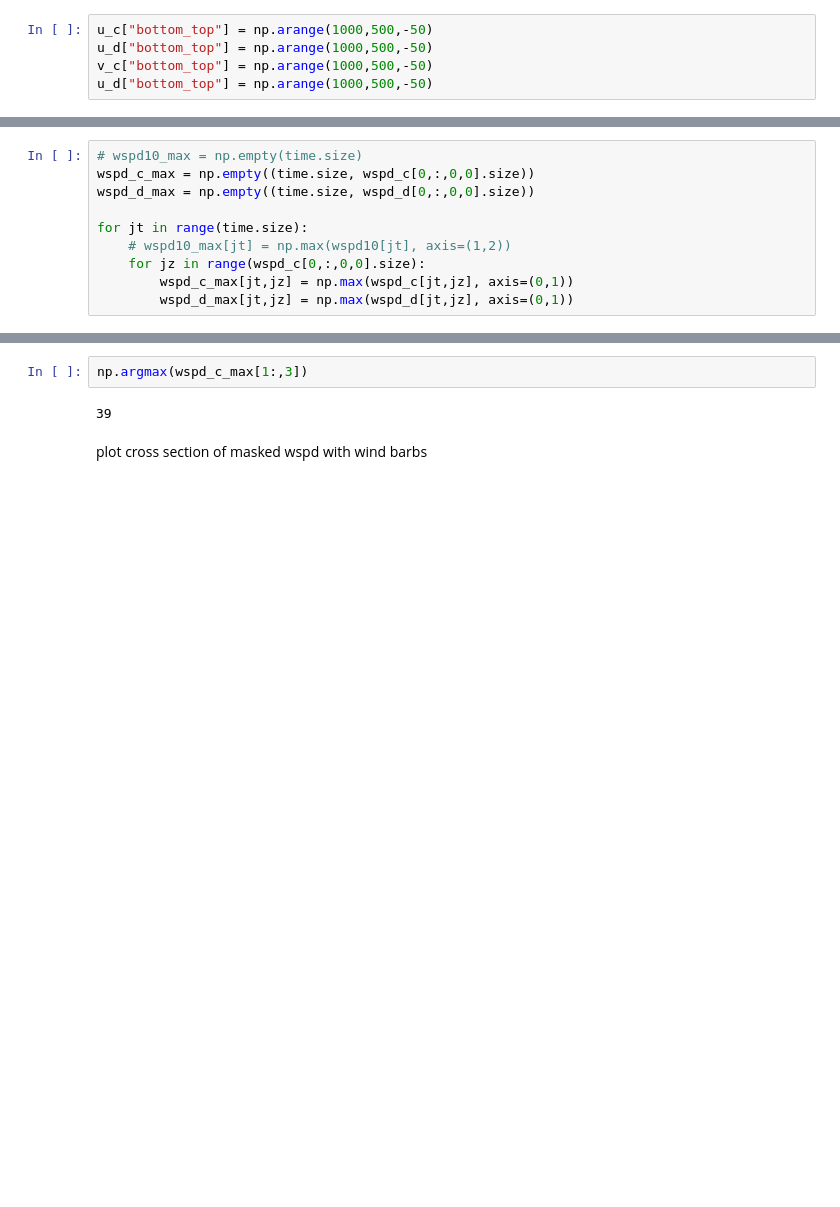
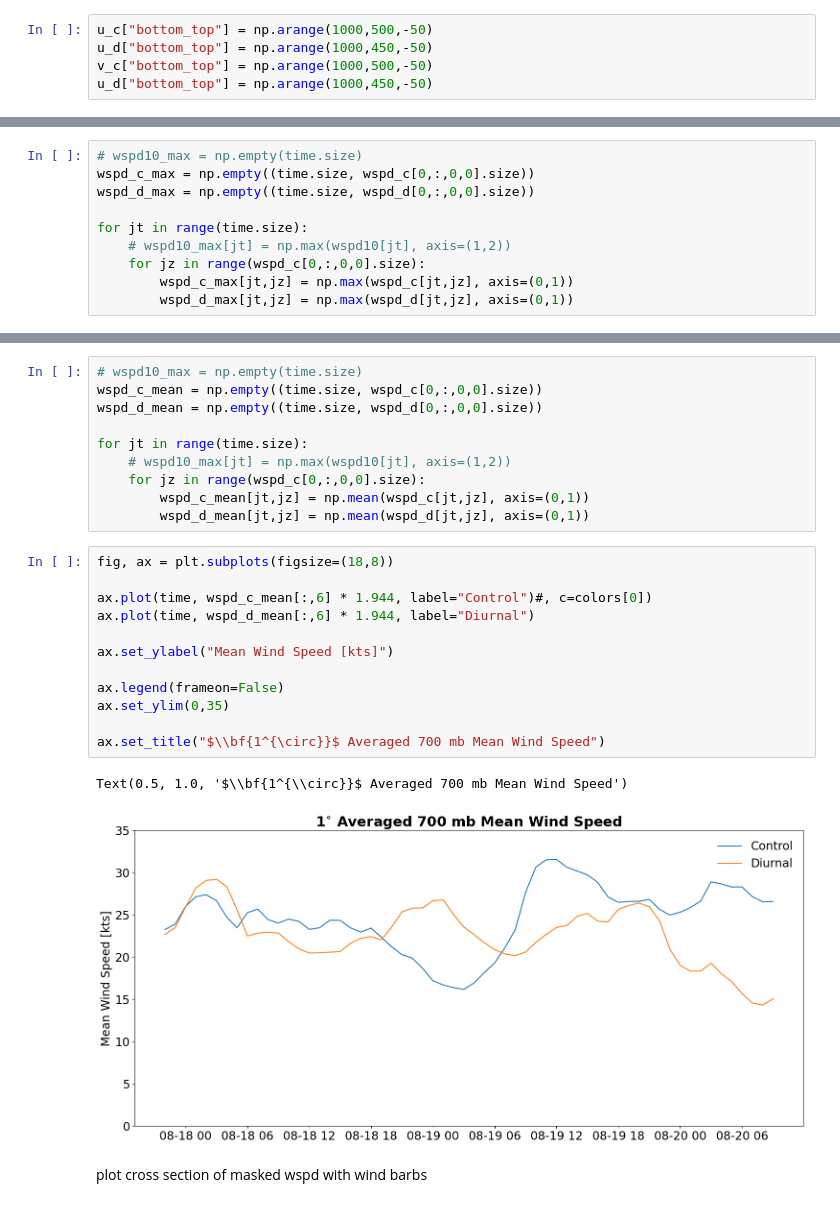
Before and after one commit to jhruppert/tc_erin, a Jupyter notebook: analysis/plot_tc_wind.ipynb, the cells around one changed output, grey strips where cells are left out. Cells and saved outputs as stored; diff of their text form; blank space fills up the shorter version.

```diff
--- a/analysis/plot_tc_wind.ipynb
+++ b/analysis/plot_tc_wind.ipynb
@@ -33,8 +33,8 @@ v_d = xr.open_dataset("/ourdisk/hpc/radclouds/auto_archive_notyet/tape_2copies/t
 # %%
 u_c["bottom_top"] = np.arange(1000,500,-50)
-u_d["bottom_top"] = np.arange(1000,500,-50)
+u_d["bottom_top"] = np.arange(1000,450,-50)
 v_c["bottom_top"] = np.arange(1000,500,-50)
-u_d["bottom_top"] = np.arange(1000,500,-50)
+u_d["bottom_top"] = np.arange(1000,450,-50)
 # %%
 # u10 = ds.U10
 # v10 = ds.V10
@@ -115,7 +126,28 @@ ax.set_ylim(0,80)
-# %%
-np.argmax(wspd_c_max[1:,3])
-# %% [output]
-39
+# %%
+# wspd10_max = np.empty(time.size)
+wspd_c_mean = np.empty((time.size, wspd_c[0,:,0,0].size))
+wspd_d_mean = np.empty((time.size, wspd_d[0,:,0,0].size))
+
+for jt in range(time.size):
+    # wspd10_max[jt] = np.max(wspd10[jt], axis=(1,2))
+    for jz in range(wspd_c[0,:,0,0].size):
+        wspd_c_mean[jt,jz] = np.mean(wspd_c[jt,jz], axis=(0,1))
+        wspd_d_mean[jt,jz] = np.mean(wspd_d[jt,jz], axis=(0,1))
+# %%
+fig, ax = plt.subplots(figsize=(18,8))
+
+ax.plot(time, wspd_c_mean[:,6] * 1.944, label="Control")#, c=colors[0])
+ax.plot(time, wspd_d_mean[:,6] * 1.944, label="Diurnal")
+
+ax.set_ylabel("Mean Wind Speed [kts]")
+
+ax.legend(frameon=False)
+ax.set_ylim(0,35)
+
+ax.set_title("$\\bf{1^{\circ}}$ Averaged 700 mb Mean Wind Speed")
+# %% [output]
+Text(0.5, 1.0, '$\\bf{1^{\\circ}}$ Averaged 700 mb Mean Wind Speed')
+[figure, added]
 # %% [markdown]
 plot cross section of masked wspd with wind barbs
 # %%
```
Also changed, not shown: parts of 12 cells of this notebook.
